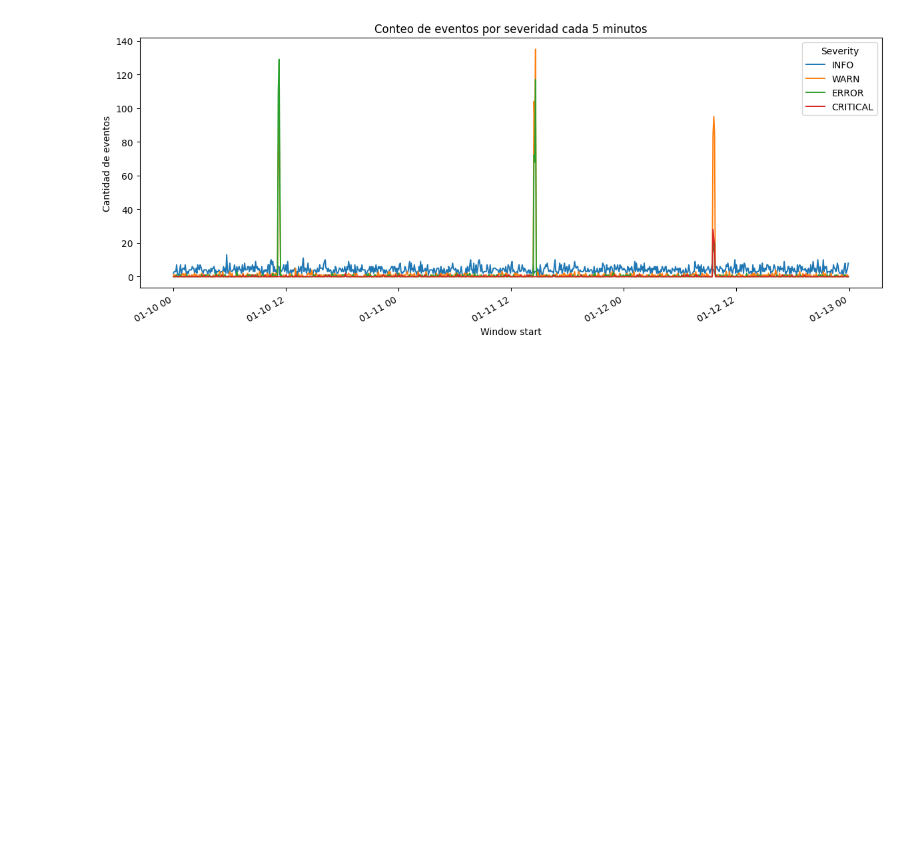
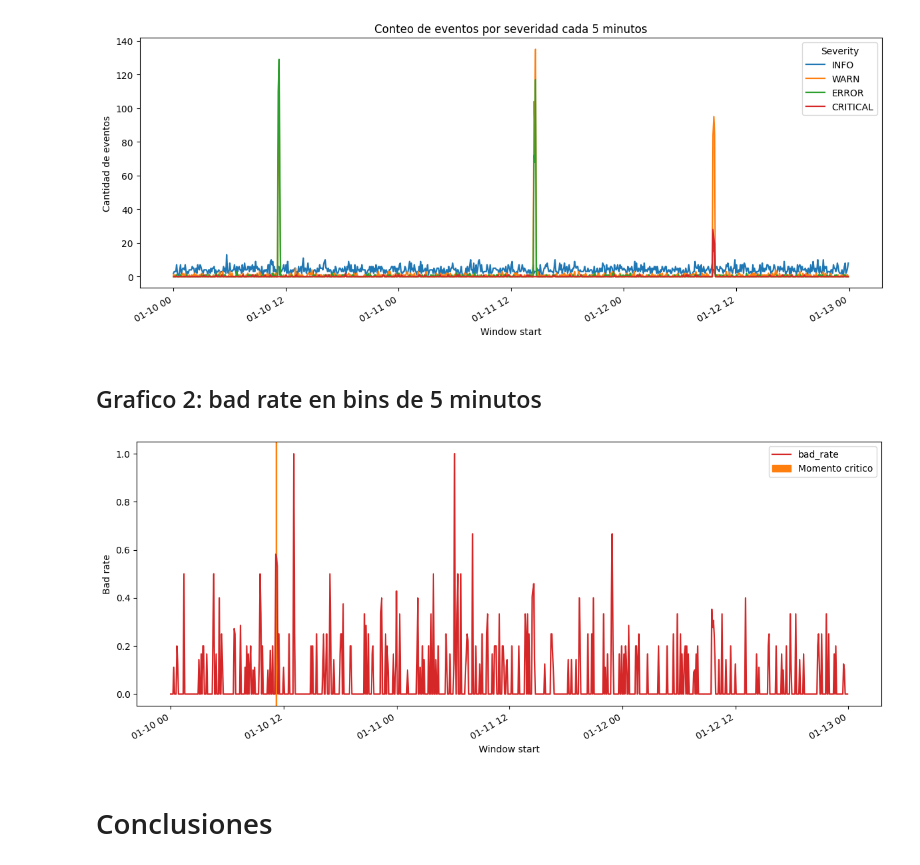
Before and after one commit to Nishikawaz/6_Basic_Logs_Analysis, a Jupyter notebook: analisis.ipynb, the cells around one changed output. Saved outputs shown, nothing was run; the diff lists cells and outputs as text; code cells hidden in the pictures; blank space fills up the shorter version.

```diff
--- a/analisis.ipynb
+++ b/analisis.ipynb
@@ -343,3 +361,19 @@ plt.tight_layout()
 plt.show()
 # %% [output]
 [figure]
+# %% [markdown]
+## Grafico 2: bad rate en bins de 5 minutos
+# %%
+bad_rate_time = window_summary.set_index("window_start")["bad_rate"]
+
+ax = bad_rate_time.plot(figsize=(12, 5), linewidth=1.6, color="tab:red") # --> Bad_rate a lo largo del tiempo en rojo
+ax.axvspan(critical_window_start, critical_window_end, color="tab:orange", alpha=1, label="Momento critico") # --> Señala el momento crítico
+ax.set_xlabel("Window start") # --> EEtiqueta X
+ax.set_ylabel("Bad rate") # --> Etiqueta Y
+ax.legend() # --> Leyenda autofilleada por las etiquetas
+plt.tight_layout() # --> Ajuste de etiquetas
+plt.show()
+# %% [output]
+[figure, added]
+# %% [markdown]
+# Conclusiones
```
Also changed, not shown: parts of 10 cells of this notebook, 1 other file.
